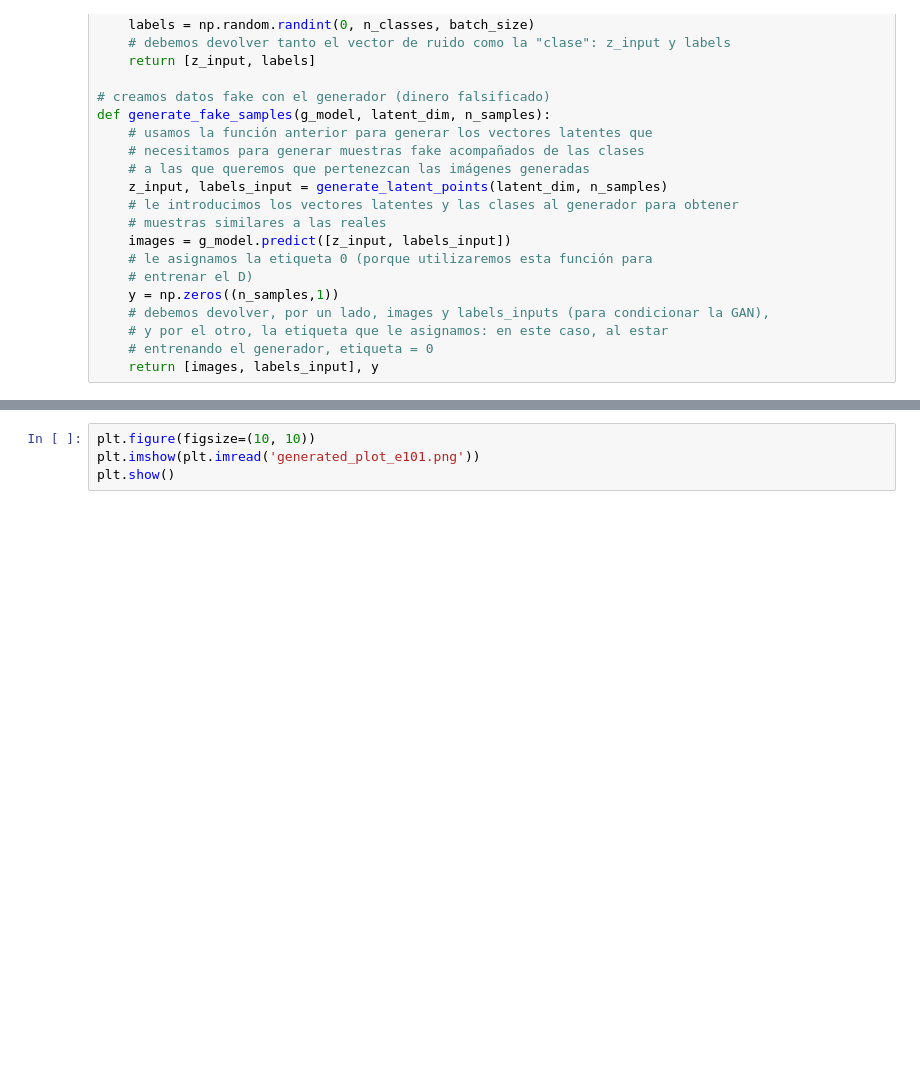
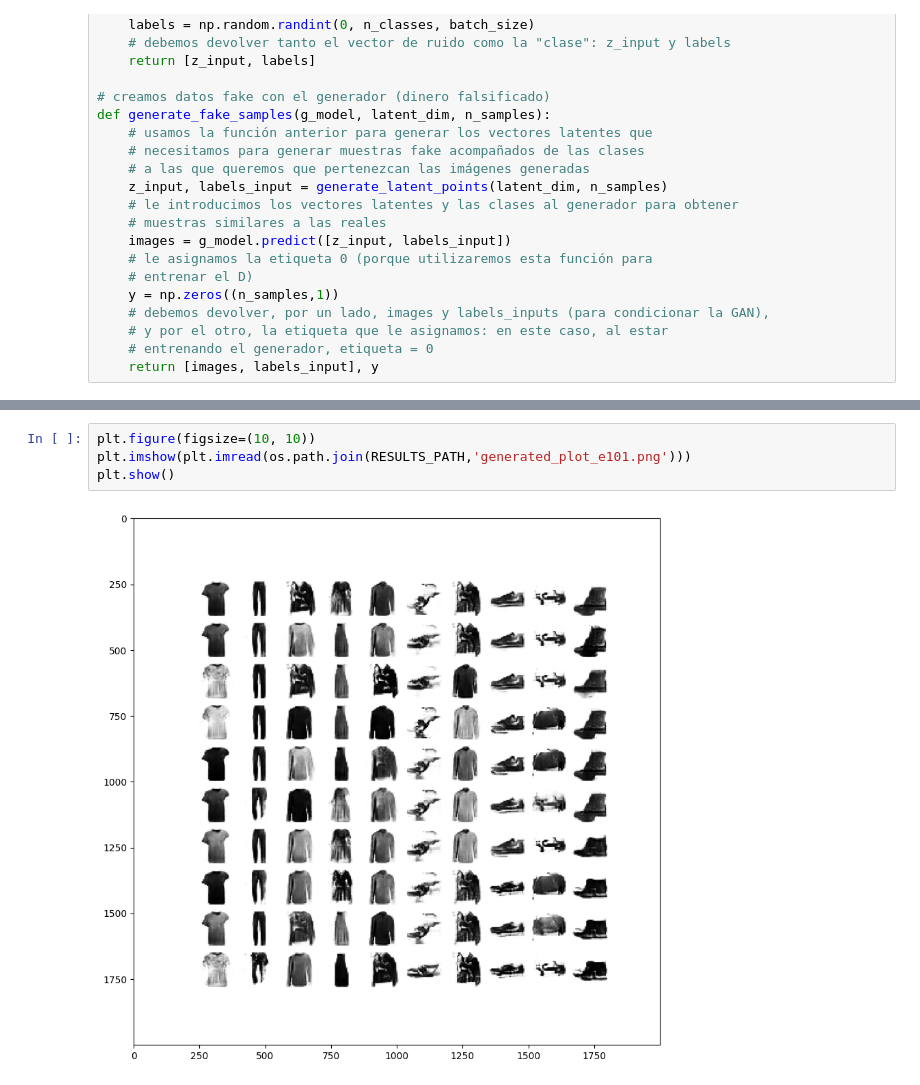
Before and after one commit to emichester/06MIAR_Aprendizaje_No_Supervisado, a Jupyter notebook: TrabajoFinal/GANs_condicionales_FashionMNIST_Práctica.ipynb, the cells around one changed output, grey strips where cells are left out. Drawn from its saved outputs; the diff is of its cells as text; blank space fills up the shorter version.

```diff
--- a/TrabajoFinal/GANs_condicionales_FashionMNIST_Práctica.ipynb
+++ b/TrabajoFinal/GANs_condicionales_FashionMNIST_Práctica.ipynb
@@ -313,4 +405,6 @@ save_plot(X, 100)
 # %%
 plt.figure(figsize=(10, 10))
-plt.imshow(plt.imread('generated_plot_e101.png'))
+plt.imshow(plt.imread(os.path.join(RESULTS_PATH,'generated_plot_e101.png')))
 plt.show()
+# %% [output]
+[figure, added]
```
Also changed, not shown: parts of 19 cells of this notebook.
